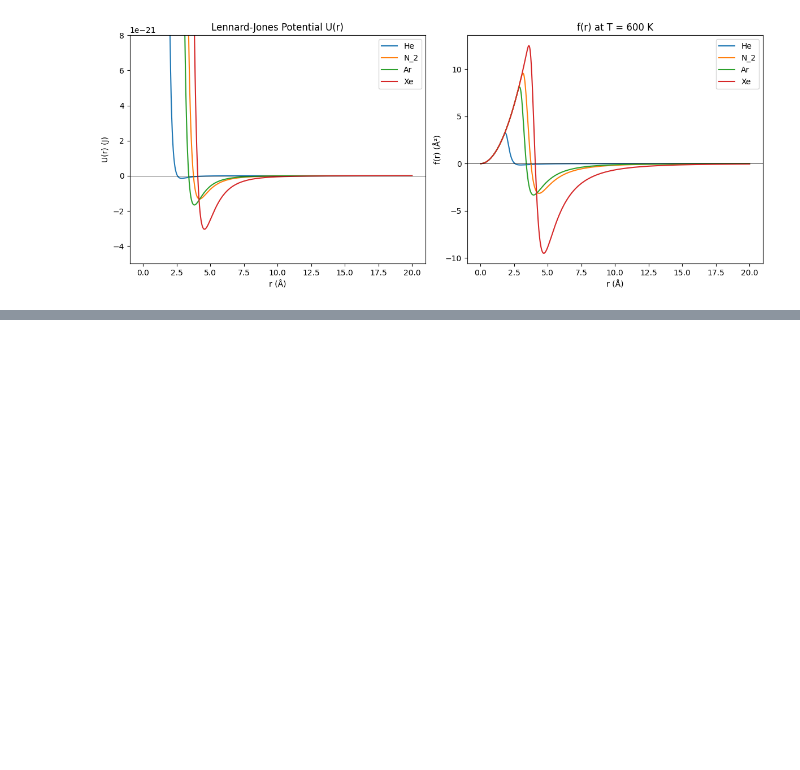
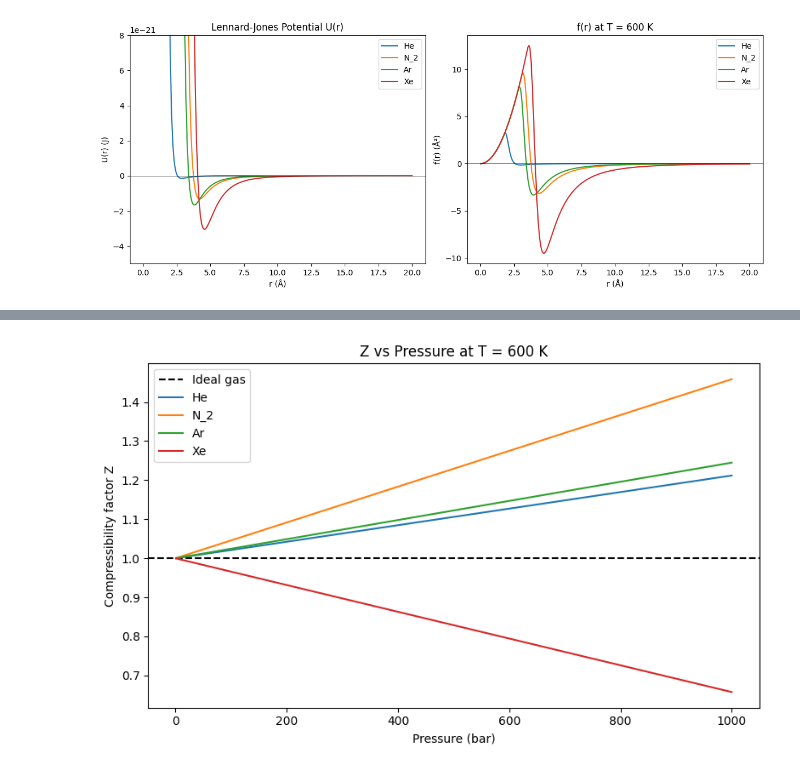
Before and after one commit to Joseph-T154/Molecular-Simulation, a Jupyter notebook: problem1submission.ipynb, the cells around one changed output, grey strips where cells are left out. Cells and saved outputs as stored; diff of their text form; code cells hidden in the pictures; blank space fills up the shorter version.

```diff
--- a/problem1submission.ipynb
+++ b/problem1submission.ipynb
@@ -264,17 +264,52 @@ n =  500000:  B2 = 20.1419 Å³,  error = 0.1452 Å³
 # %%
 # 6. What is the molar volume of He(g) at 600 K and 600 bar according to the (a) ideal gas equation and the (b) virial equation?
 
 # a)
 
 Z_ideal = 1 # Compression factor = 1 for ideal gas
 T = 600 # Temperature of 600K
 p_bar = 600 # pressure in units of bar
 p_pascals = p_bar*100000 # convert pressure to pascals
 R = 8.314 # Ideal gas constant
 
 molar_volume_ideal = Z_ideal*R*T/(p_pascals) # calculate molar volume
 
 # b)
+
+
+
+# I will demonstrate how the compressibility factor Z changes with pressure for each gas, which shows how the virial equation deviates from ideal behaviour.
+
+p_bar = np.linspace(1, 1000, 500) # pressure range from 1 to 1000 bar
+p_pa = p_bar * 100000                # convert to pascals
+
+fig, ax = plt.subplots(figsize=(8, 5))
+
+# ideal gas: Z = 1
+ax.axhline(y=1, color='k', linestyle='--', label='Ideal gas')
+
+for name, (sig, eps) in gases.items():
+    # get B2 from quad results and convert to m^3/mol
+    B2_m3 = B2_quad_results[name] * 1e-30 * 6.022e23
+
+    # from virial equation: Z = 1 + B2 * p/(RT)
+    Z = 1 + B2_m3 * p_pa / (R * T)
+'''NEED TO CHANGE THIS WHEN FIND LITERATURE VALUES FOR B2'''
+    ax.plot(p_bar, Z, label=name)
+
+ax.set_xlabel('Pressure (bar)')
+ax.set_ylabel('Compressibility factor Z')
+ax.set_title('Z vs Pressure at T = 600 K')
+ax.legend()
+plt.tight_layout()
+plt.show()
+
+# Z = 1 corresponds to ideal gas behaviour. Gases with positive B2 (He, N2, Ar) have Z > 1,
+# meaning repulsive forces dominate and the gas is harder to compress than an ideal gas.
+# Xe has a negative B2 so Z < 1, meaning attractive forces dominate and it is easier to
+# compress. The deviations from ideal behaviour grow with increasing pressure.
+# %% [output]
+[figure, added]
 # %%
 # 7. Explain in your own words how it is possible to derive the expression for B2 using statistical mechanics.
 
```
Also changed, not shown: parts of 5 cells of this notebook.
